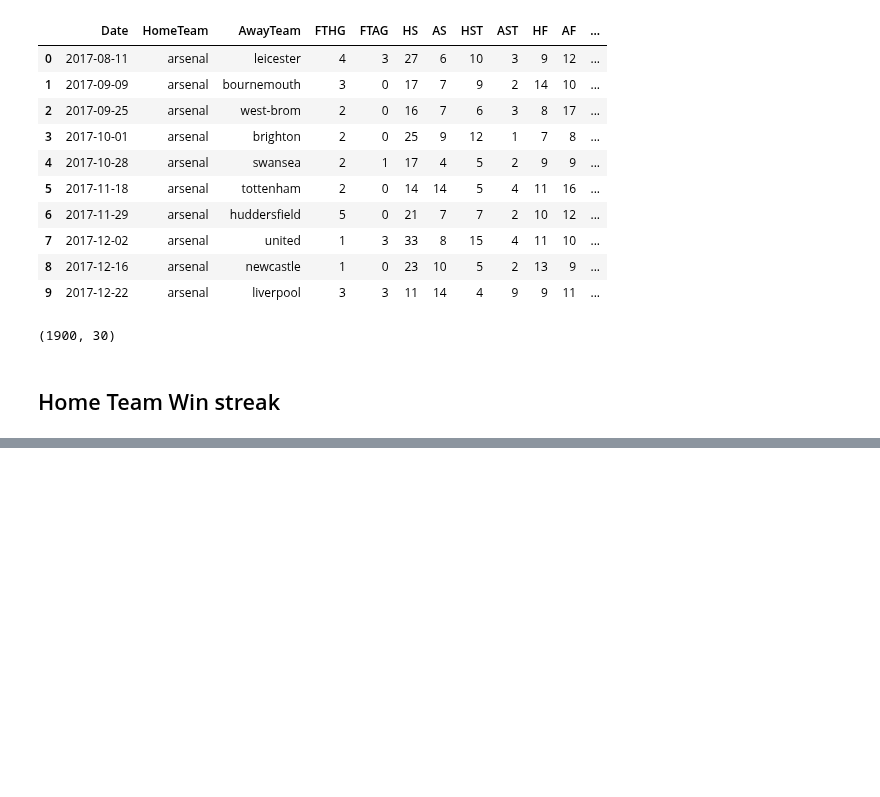
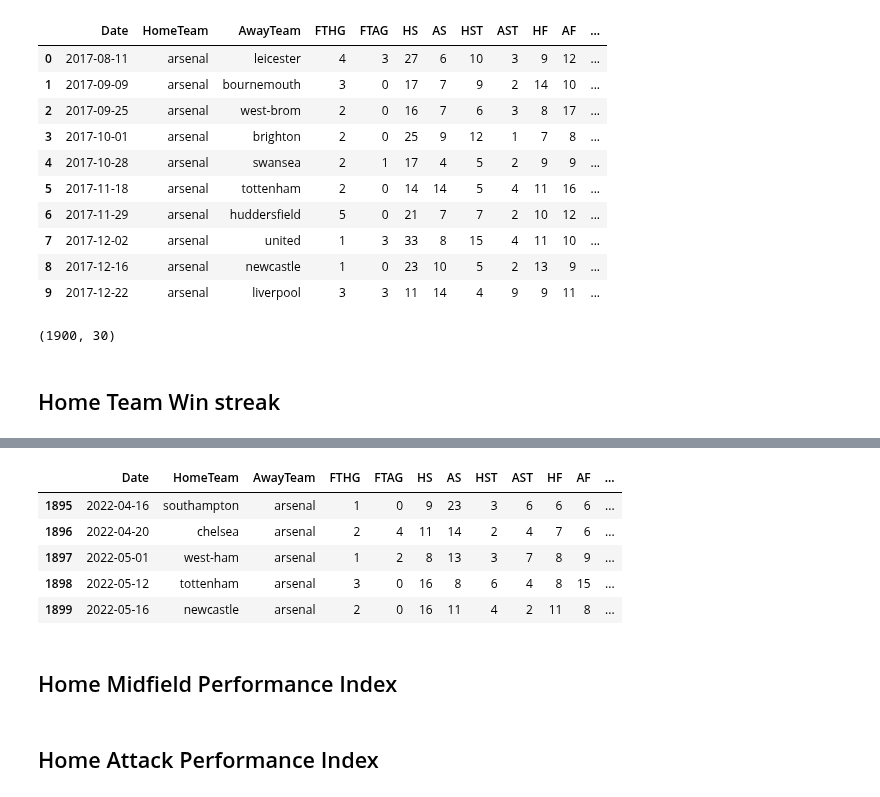
Before and after one commit to schoibs/football-match-prediction, a Jupyter notebook: 2 Feature Engineering.ipynb, the cells around one changed output, grey strips where cells are left out. Drawn from its saved outputs; the diff is of its cells as text; code cells hidden in the pictures; blank space fills up the shorter version.

```diff
--- a/2 Feature Engineering.ipynb
+++ b/2 Feature Engineering.ipynb
@@ -506,0 +511,13 @@ df[(df['HomeTeam'] == t) | (df['AwayTeam'] == t)].sort_values(by = 'Date').head(
+# %%
+df.tail()
+# %% [output]
+|  | Date | HomeTeam | AwayTeam | FTHG | FTAG | HS | AS | HST | AST | HF | AF | ... |
+| 1895 | 2022-04-16 | southampton | arsenal | 1 | 0 | 9 | 23 | 3 | 6 | 6 | 6 | ... |
+| 1896 | 2022-04-20 | chelsea | arsenal | 2 | 4 | 11 | 14 | 2 | 4 | 7 | 6 | ... |
+| 1897 | 2022-05-01 | west-ham | arsenal | 1 | 2 | 8 | 13 | 3 | 7 | 8 | 9 | ... |
+| 1898 | 2022-05-12 | tottenham | arsenal | 3 | 0 | 16 | 8 | 6 | 4 | 8 | 15 | ... |
+| 1899 | 2022-05-16 | newcastle | arsenal | 2 | 0 | 16 | 11 | 4 | 2 | 11 | 8 | ... |
+# %% [markdown]
+## Home Midfield Performance Index
+# %% [markdown]
+## Home Attack Performance Index
```
Also changed, not shown: parts of 42 cells of this notebook, 2 other files.
